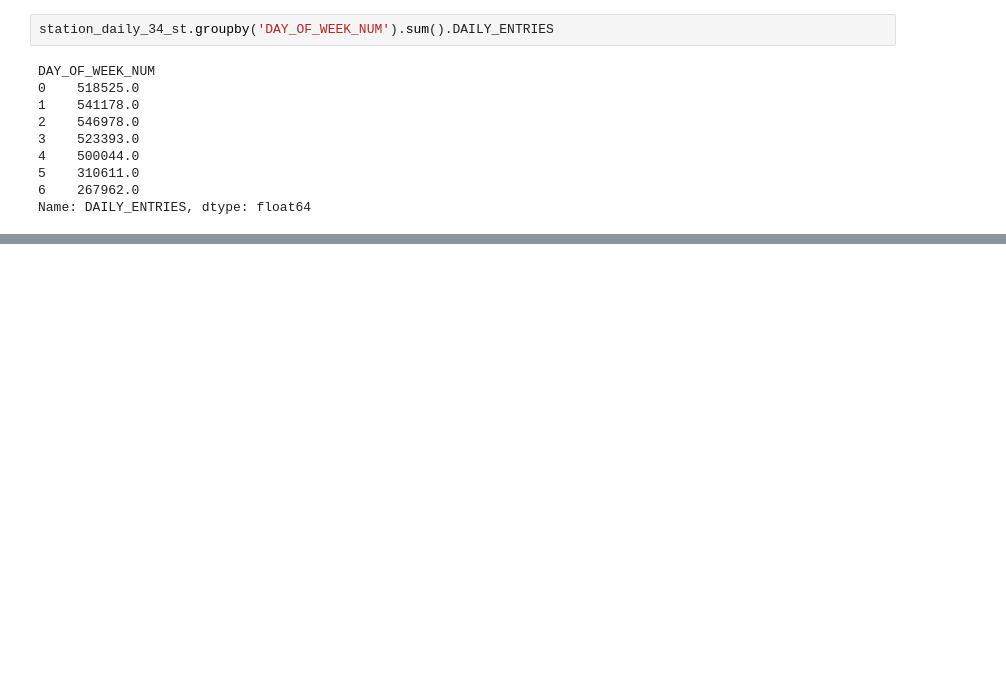
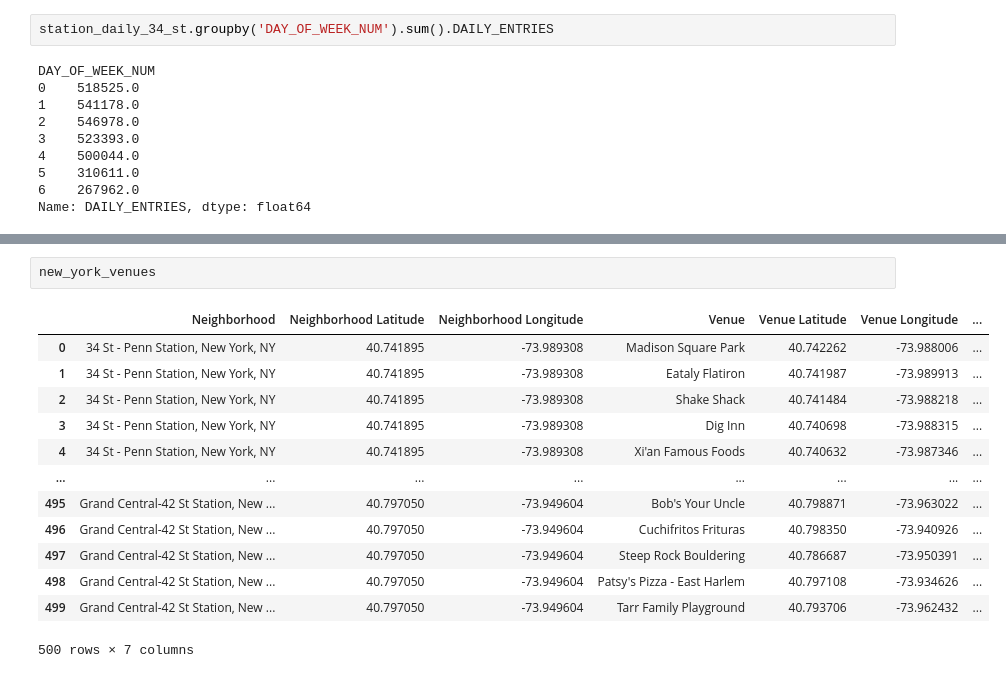
Before and after one commit to luongtruong77/EDA-project, a Jupyter notebook: EDA-project.ipynb, the cells around one changed output, grey strips where cells are left out. Drawn from its saved outputs; the diff is of its cells as text; blank space fills up the shorter version.

```diff
--- a/EDA-project.ipynb
+++ b/EDA-project.ipynb
@@ -961,0 +1127,16 @@ for i in range(5):
+# %%
+new_york_venues
+# %% [output]
+|  | Neighborhood | Neighborhood Latitude | Neighborhood Longitude | Venue | Venue Latitude | Venue Longitude | ... |
+| 0 | 34 St - Penn Station, New York, NY | 40.741895 | -73.989308 | Madison Square Park | 40.742262 | -73.988006 | ... |
+| 1 | 34 St - Penn Station, New York, NY | 40.741895 | -73.989308 | Eataly Flatiron | 40.741987 | -73.989913 | ... |
+| 2 | 34 St - Penn Station, New York, NY | 40.741895 | -73.989308 | Shake Shack | 40.741484 | -73.988218 | ... |
+| 3 | 34 St - Penn Station, New York, NY | 40.741895 | -73.989308 | Dig Inn | 40.740698 | -73.988315 | ... |
+| 4 | 34 St - Penn Station, New York, NY | 40.741895 | -73.989308 | Xi'an Famous Foods | 40.740632 | -73.987346 | ... |
+| ... | ... | ... | ... | ... | ... | ... | ... |
+| 495 | Grand Central-42 St Station, New ... | 40.797050 | -73.949604 | Bob's Your Uncle | 40.798871 | -73.963022 | ... |
+| 496 | Grand Central-42 St Station, New ... | 40.797050 | -73.949604 | Cuchifritos Frituras | 40.798350 | -73.940926 | ... |
+| 497 | Grand Central-42 St Station, New ... | 40.797050 | -73.949604 | Steep Rock Bouldering | 40.786687 | -73.950391 | ... |
+| 498 | Grand Central-42 St Station, New ... | 40.797050 | -73.949604 | Patsy's Pizza - East Harlem | 40.797108 | -73.934626 | ... |
+| 499 | Grand Central-42 St Station, New ... | 40.797050 | -73.949604 | Tarr Family Playground | 40.793706 | -73.962432 | ... |
+500 rows × 7 columns
```
Also changed, not shown: parts of 17 cells of this notebook.
